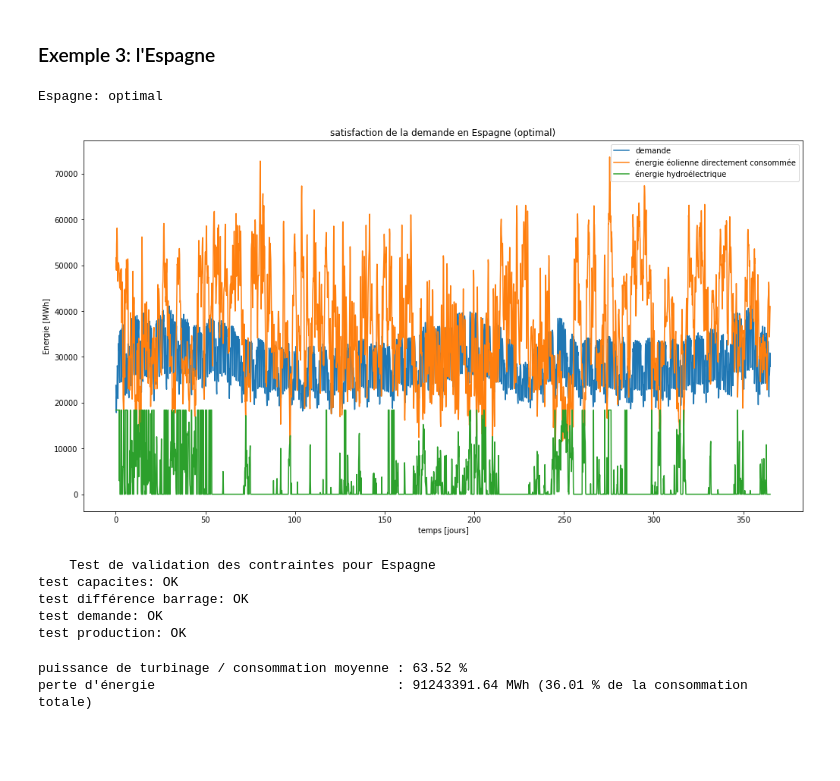
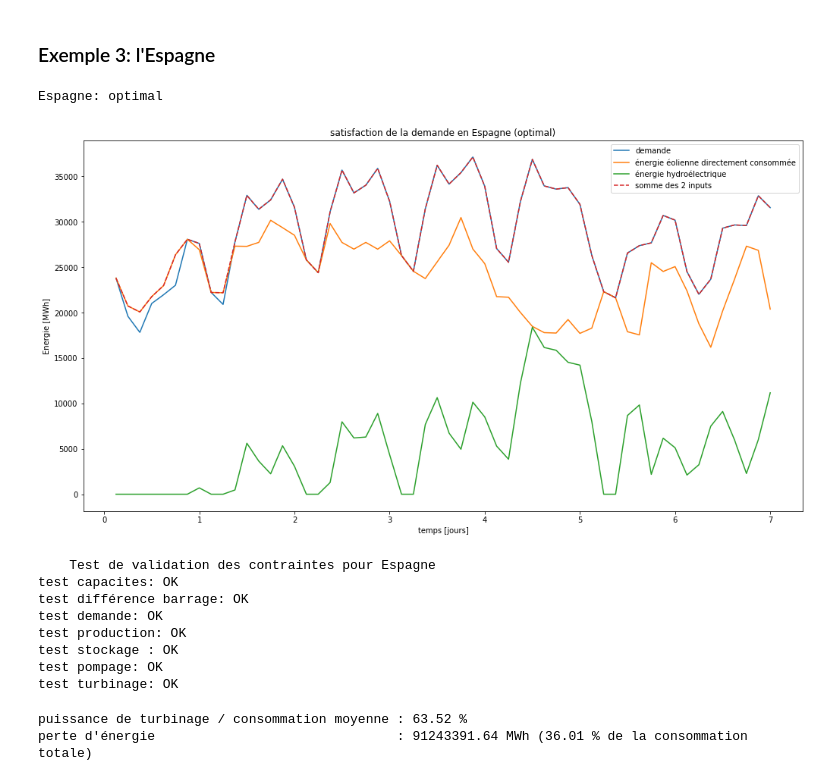
Before and after one commit to Zepp176/Projet_optimisation, a Jupyter notebook: projet_partie2.ipynb, the cells around one changed output. Cells and saved outputs as stored; diff of their text form; code cells hidden in the pictures; blank space fills up the shorter version.

```diff
--- a/projet_partie2.ipynb
+++ b/projet_partie2.ipynb
@@ -389,6 +395,4 @@ Pour cela nous allons regarder les variables du problème dual associées aux co
 # %%
-s = resolution_prob1(8760,T,analyse_post_op = True)[0]
-
 var_duale_hydro = s.dualConstraintSolution['capa_stockage_hydro']
 var_duale_init  = s.dualConstraintSolution['capa_init_hydro']
 var_duale_final = s.dualConstraintSolution['capa_final_hydro']
@@ -396,4 +400,8 @@ var_duale_final = s.dualConstraintSolution['capa_final_hydro']
 print(var_duale_init)
 print(var_duale_final)
 print(var_duale_hydro)
+count_zero = 0
+for i in var_duale_hydro:
+    if i != 0:
+        count_zero+=1
 # %% [output]
@@ -509,7 +521,7 @@ Temps de résolution: 0 min 41.432 sec
 # %% [markdown]
 ## Graphe du temps d'éxecution en fonction du nombre d'heures considérées
 # %%
-N = 2500
+N = 1600
 
 
 temps_exec_prob1 = []
@@ -724,33 +738,36 @@ De plus la Norvège possède la plus grande puissance de turbinage d'Europe ce q
 ### Exemple 3: l'Espagne
 # %%
 pays = 'Espagne'
-N = 8760
+N = 7*24
 T = 3
 
 result, s, t, D, A, R = resolution_prob3(N, T, pays)
 
 X = np.arange(T, N+T, T)
 
 plt.figure(figsize=(17,9))
 plt.plot(X/24, D/T) # Consommations
 plt.plot(X/24, s.primalVariableSolution['E']/T)
 plt.plot(X/24, s.primalVariableSolution['H_d']/T)
-#plt.plot(X/24, s.primalVariableSolution['E']/T + s.primalVariableSolution['H_d']/T, '--')
+plt.plot(X/24, s.primalVariableSolution['E']/T + s.primalVariableSolution['H_d']/T, '--')
 plt.title('satisfaction de la demande en {} ({})'.format(pays, result))
 plt.legend(['demande', 'énergie éolienne directement consommée', 'énergie hydroélectrique', 'somme des 2 inputs'])
 plt.xlabel('temps [jours]')
 plt.ylabel('Energie [MWh]')
 plt.show()
 
 test_resultat(pays, s.primalVariableSolution['X'], s.primalVariableSolution['B'], s.primalVariableSolution['H_m'], s.primalVariableSolution['H_d'], s.primalVariableSolution['E'], A, D, R)
 # %% [output]
 Espagne: optimal
-[figure, old version]
+[figure, new version]
     Test de validation des contraintes pour Espagne
 test capacites: OK
 test différence barrage: OK
 test demande: OK
 test production: OK
+test stockage : OK
+test pompage: OK
+test turbinage: OK
 # %%
 print('puissance de turbinage / consommation moyenne : {:.2f} %'.format(p_turbinage[liste_pays.index('Espagne')]/consommations_entire[liste_pays.index('Espagne')].sum()*8760*100))
 print('perte d\'énergie                               : {:.2f} MWh ({:.2f} % de la consommation totale)'.format((s.primalVariableSolution['E'] + s.primalVariableSolution['H_d'] - D).sum(), (s.primalVariableSolution['E'] + s.primalVariableSolution['H_d'] - D).sum() / D.sum() *100))
```
Also changed, not shown: parts of 18 cells of this notebook.
